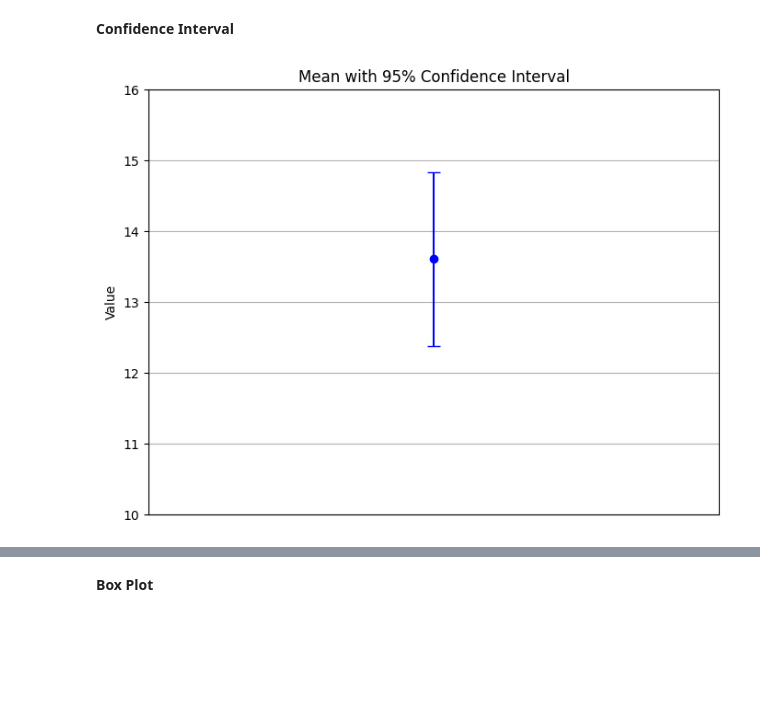
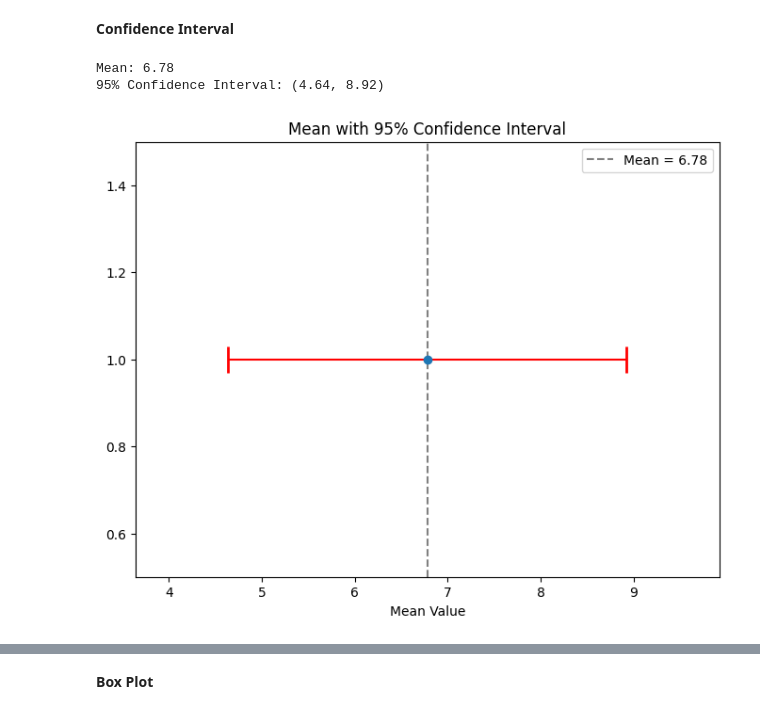
Before and after one commit to Rahul-404/Titanic_Problem_Kaggel, a Jupyter notebook: Problem_Solving_Framework/2_Exploratory_Data_Analysis.ipynb, the cells around one changed output, grey strips where cells are left out. Saved outputs shown, nothing was run; the diff lists cells and outputs as text; code cells hidden in the pictures; blank space fills up the shorter version.

```diff
--- a/Problem_Solving_Framework/2_Exploratory_Data_Analysis.ipynb
+++ b/Problem_Solving_Framework/2_Exploratory_Data_Analysis.ipynb
@@ -99,28 +115,38 @@ sns.histplot(data=df, x="Age", kde=True)
 **Confidence Interval**
 # %%
 import numpy as np
+import scipy.stats as stats
 import matplotlib.pyplot as plt
-from scipy import stats
 
-# Example data
-data = np.array([12, 15, 14, 10, 13, 16, 14, 15, 14, 13])
-# data = df["Age"].values
+# Sample data
+data = np.array([2.3, 3.1, 4.5, 5.6, 7.2, 6.3, 8.1, 9.0, 10.5, 11.2])
 
-# Calculate mean and confidence interval
+# Compute mean and standard error of the mean
 mean = np.mean(data)
-std_err = stats.sem(data)
+sem = stats.sem(data)
+
+# Compute 95% confidence interval
 confidence = 0.95
-ci = stats.t.interval(confidence, len(data)-1, loc=mean, scale=std_err)
+ci = stats.t.interval(confidence, len(data)-1, loc=mean, scale=sem)
 
-# Plot
+print(f"Mean: {mean:.2f}")
+print(f"95% Confidence Interval: ({ci[0]:.2f}, {ci[1]:.2f})")
+
+# Plot the data
 plt.figure(figsize=(8, 6))
-plt.errorbar(1, mean, yerr=[[mean - ci[0]], [ci[1] - mean]], fmt='o', color='blue', capsize=5)
-plt.xlim(0, 2)
-plt.ylim(min(ci[0] - 1, min(data)), max(ci[1] + 1, max(data)))
-plt.xticks([])
-plt.ylabel('Value')
+plt.errorbar(mean, 1, xerr=[[mean-ci[0]], [ci[1]-mean]], fmt='o', capsize=10, capthick=2, ecolor='red', linestyle='none')
+plt.axvline(mean, color='gray', linestyle='--', label=f'Mean = {mean:.2f}')
+plt.ylim(0.5, 1.5)  # Adjust x-axis limits for a single data point
+plt.xlim(ci[0] - 1, ci[1] + 1)  # Adjust y-axis limits to fit the confidence interval
+
+# Customize labels and title
+plt.xlabel('Mean Value')
 plt.title('Mean with 95% Confidence Interval')
-plt.grid(True)
+plt.legend()
+
+# Show plot
 plt.show()
 # %% [output]
+Mean: 6.78
+95% Confidence Interval: (4.64, 8.92)
-[figure, old version]
+[figure, new version]
```
Also changed, not shown: parts of 13 cells of this notebook.
